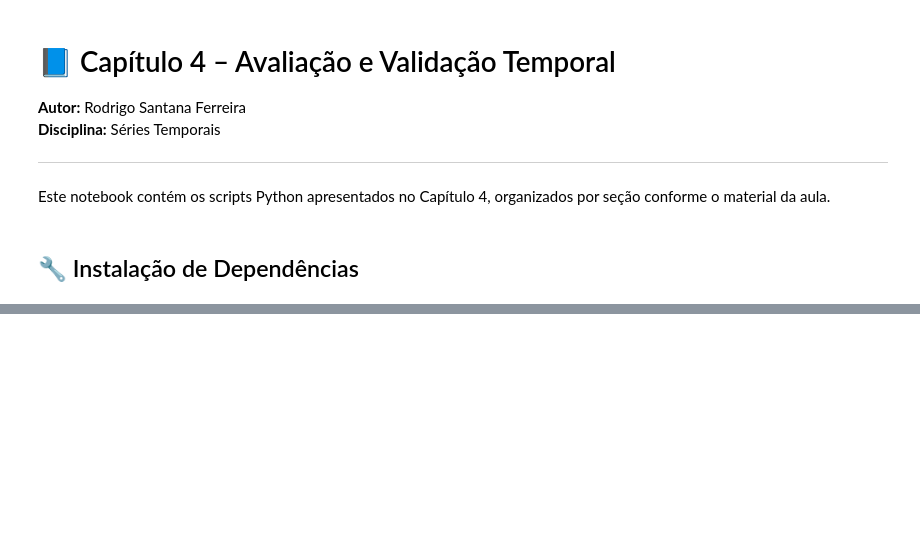
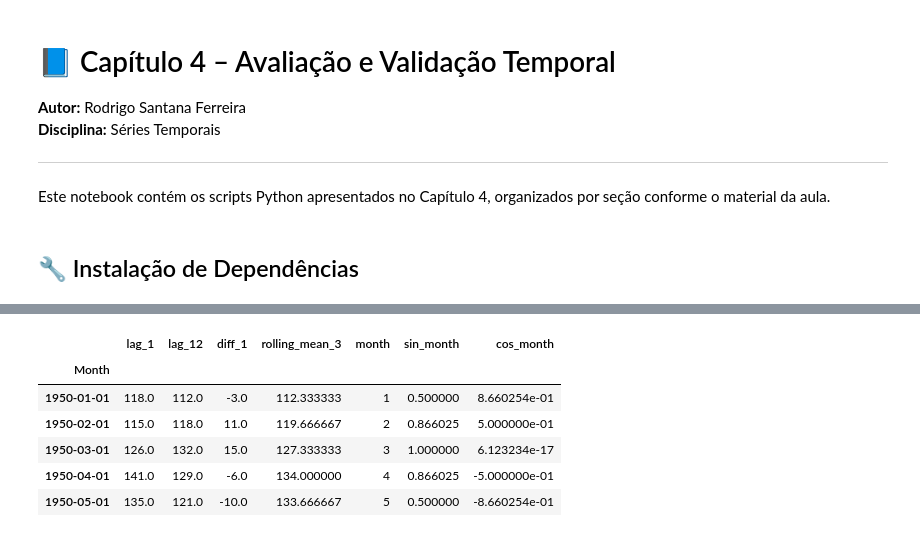
Before and after one commit to rodrigosf05/fiap-series-temporais, a Jupyter notebook: capitulo_4_scripts.ipynb, the cells around one changed output, grey strips where cells are left out. Cells and saved outputs as stored; diff of their text form; code cells hidden in the pictures; blank space fills up the shorter version.

```diff
--- a/capitulo_4_scripts.ipynb
+++ b/capitulo_4_scripts.ipynb
@@ -43,0 +90,11 @@ print(f"Shape final: {X.shape}")
+# %%
+# imprime o dataframe X
+X.head()
+# %% [output]
+|  | lag_1 | lag_12 | diff_1 | rolling_mean_3 | month | sin_month | cos_month |
+| Month |  |  |  |  |  |  |  |
+| 1950-01-01 | 118.0 | 112.0 | -3.0 | 112.333333 | 1 | 0.500000 | 8.660254e-01 |
+| 1950-02-01 | 115.0 | 118.0 | 11.0 | 119.666667 | 2 | 0.866025 | 5.000000e-01 |
+| 1950-03-01 | 126.0 | 132.0 | 15.0 | 127.333333 | 3 | 1.000000 | 6.123234e-17 |
+| 1950-04-01 | 141.0 | 129.0 | -6.0 | 134.000000 | 4 | 0.866025 | -5.000000e-01 |
+| 1950-05-01 | 135.0 | 121.0 | -10.0 | 133.666667 | 5 | 0.500000 | -8.660254e-01 |
```
Also changed, not shown: parts of 30 cells of this notebook.
